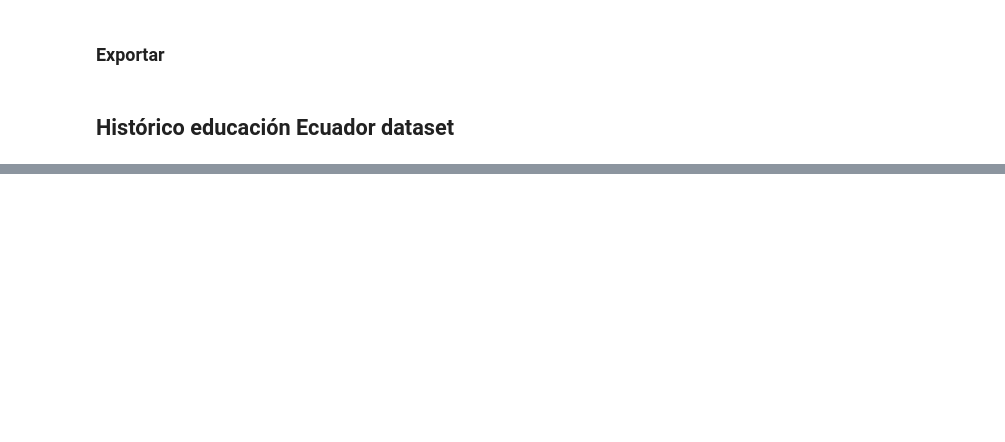
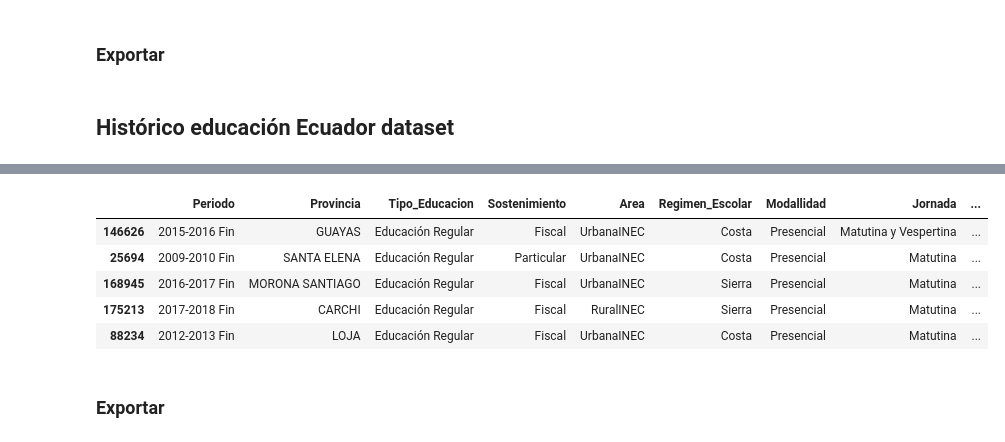
Before and after one commit to anthonymanotoa/covid-ec, a Jupyter notebook: notebooks/1.2-education-data_process.ipynb, the cells around one changed output, grey strips where cells are left out. Drawn from its saved outputs; the diff is of its cells as text; code cells hidden in the pictures; blank space fills up the shorter version.

```diff
--- a/notebooks/1.2-education-data_process.ipynb
+++ b/notebooks/1.2-education-data_process.ipynb
@@ -71,0 +85,30 @@ memory usage: 47.2+ MB
+# %%
+columns = [
+    "Clave_primaria",
+    "Clave_periodo",
+    "Zona",
+    "Cod_Provincia",
+    "Canton",
+    "Cod_Canton",
+    "Parroquia",
+    "Cod_Parroquia",
+    "Nombre_Institucion",
+    "Codigo_Institucion",
+    "Escolarizacion",
+    "Jurisdiccion",
+    "Acceso_Edificio",
+    "Pais",
+]
+# %%
+education_ec.drop(columns=columns, inplace=True)
+# %%
+education_ec.sample(5)
+# %% [output]
+|  | Periodo | Provincia | Tipo_Educacion | Sostenimiento | Area | Regimen_Escolar | Modallidad | Jornada | ... |
+| 146626 | 2015-2016 Fin | GUAYAS | Educación Regular | Fiscal | UrbanaINEC | Costa | Presencial | Matutina y Vespertina | ... |
+| 25694 | 2009-2010 Fin | SANTA ELENA | Educación Regular | Particular | UrbanaINEC | Costa | Presencial | Matutina | ... |
+| 168945 | 2016-2017 Fin | MORONA SANTIAGO | Educación Regular | Fiscal | UrbanaINEC | Sierra | Presencial | Matutina | ... |
+| 175213 | 2017-2018 Fin | CARCHI | Educación Regular | Fiscal | RuralINEC | Sierra | Presencial | Matutina | ... |
+| 88234 | 2012-2013 Fin | LOJA | Educación Regular | Fiscal | UrbanaINEC | Costa | Presencial | Matutina | ... |
+# %% [markdown]
+### Exportar
```
Also changed, not shown: parts of 8 cells of this notebook, 1 other file.
